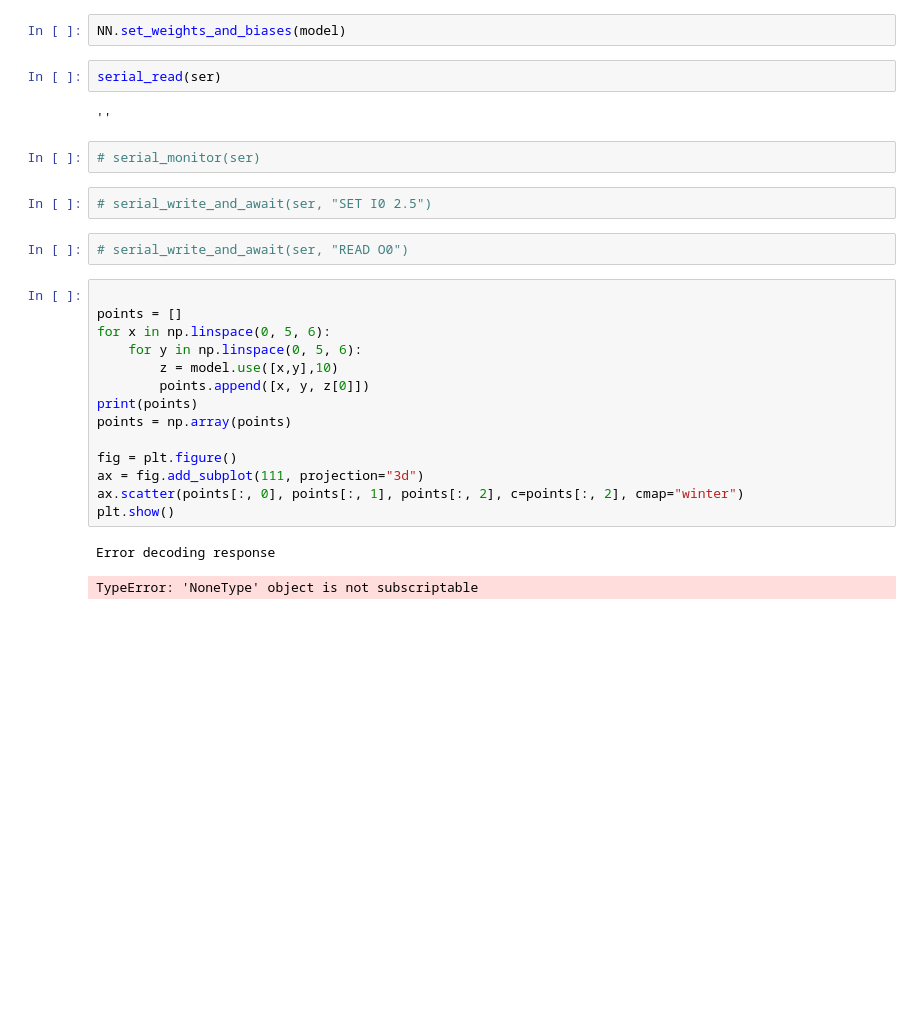
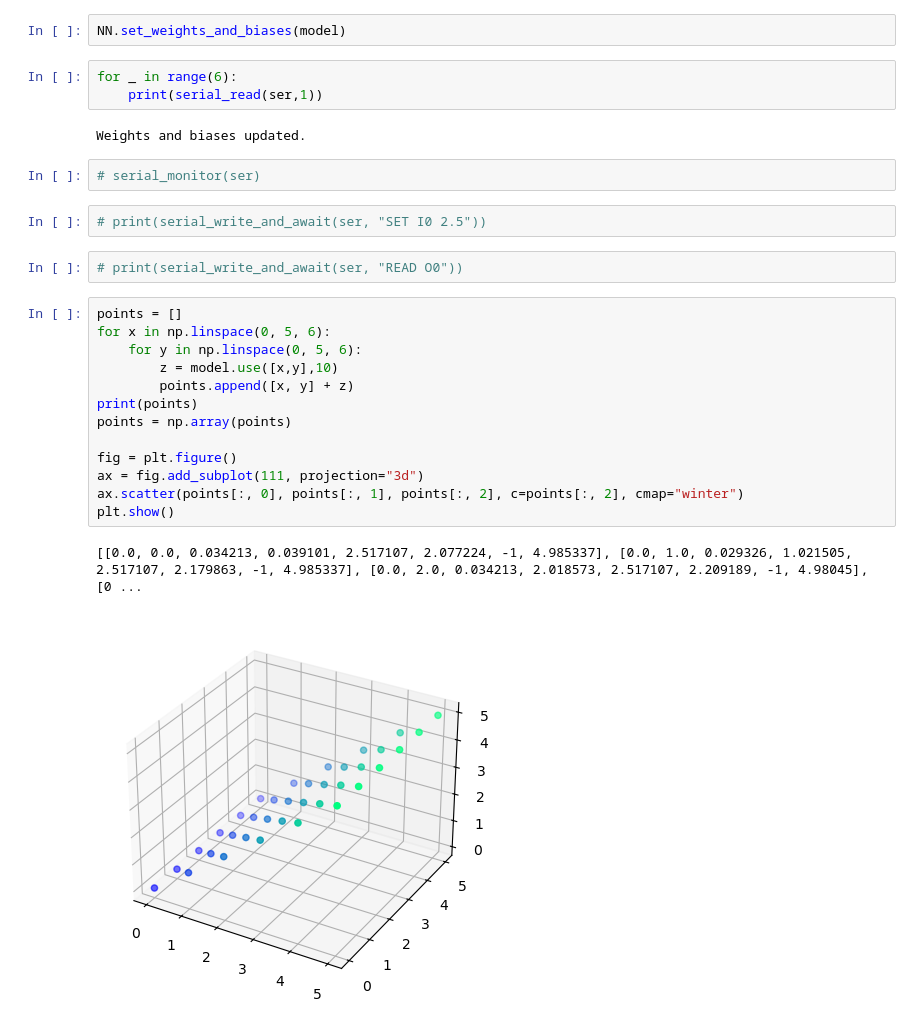
Before and after one commit to Tokumei-54/Prepa, a Jupyter notebook: TIPE/V0/test.ipynb, the cells around one changed output. Drawn from its saved outputs; the diff is of its cells as text; blank space fills up the shorter version.

```diff
--- a/TIPE/V0/test.ipynb
+++ b/TIPE/V0/test.ipynb
@@ -23,30 +26,30 @@ model.W = {1: np.array([[ 1.0],[1.1]]), 2: np.array([[2]])}
 model.b = {1: np.array([[0.]]), 2: np.array([[0.]])}
 # %%
 NN.set_weights_and_biases(model)
-# %%
-serial_read(ser)
-# %% [output]
-''
+# %%
+for _ in range(6):
+    print(serial_read(ser,1))
+# %% [output]
+Weights and biases updated.
 # %%
 # serial_monitor(ser)
 # %%
-# serial_write_and_await(ser, "SET I0 2.5")
+# print(serial_write_and_await(ser, "SET I0 2.5"))
 # %%
-# serial_write_and_await(ser, "READ O0")
+# print(serial_write_and_await(ser, "READ O0"))
 # %%
-
 points = []
 for x in np.linspace(0, 5, 6):
     for y in np.linspace(0, 5, 6):
         z = model.use([x,y],10)
-        points.append([x, y, z[0]])
+        points.append([x, y] + z)
 print(points)
 points = np.array(points)
 
 fig = plt.figure()
 ax = fig.add_subplot(111, projection="3d")
 ax.scatter(points[:, 0], points[:, 1], points[:, 2], c=points[:, 2], cmap="winter")
 plt.show()
 # %% [output]
-Error decoding response
+[[0.0, 0.0, 0.034213, 0.039101, 2.517107, 2.077224, -1, 4.985337], [0.0, 1.0, 0.029326, 1.021505, 2.517107, 2.179863, -1, 4.985337], [0.0, 2.0, 0.034213, 2.018573, 2.517107, 2.209189, -1, 4.98045], [0 ...
-TypeError: 'NoneType' object is not subscriptable
+[figure, added]
```
Also changed, not shown: parts of 2 cells of this notebook, 1 other file.
